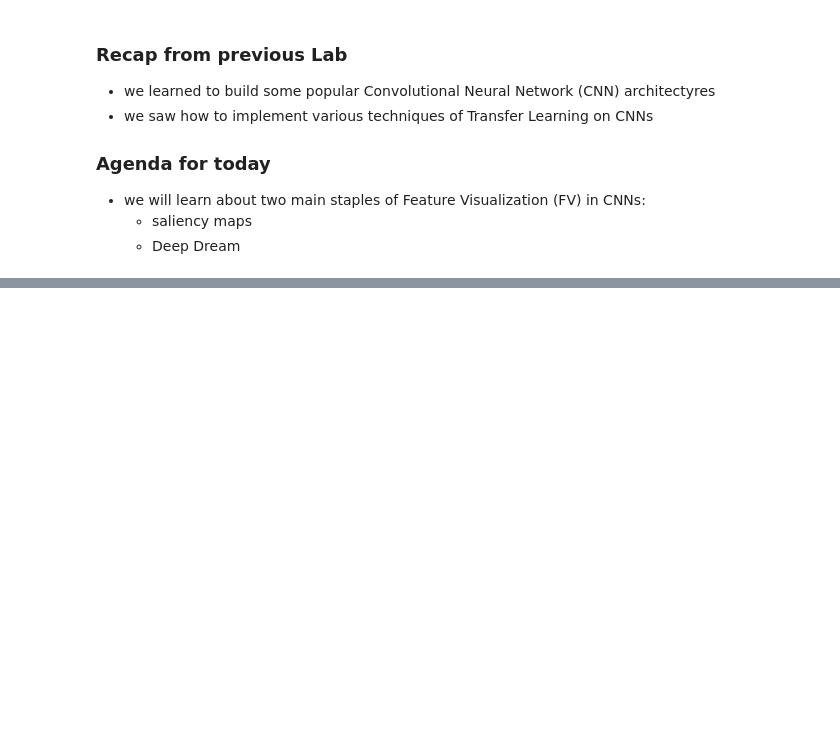
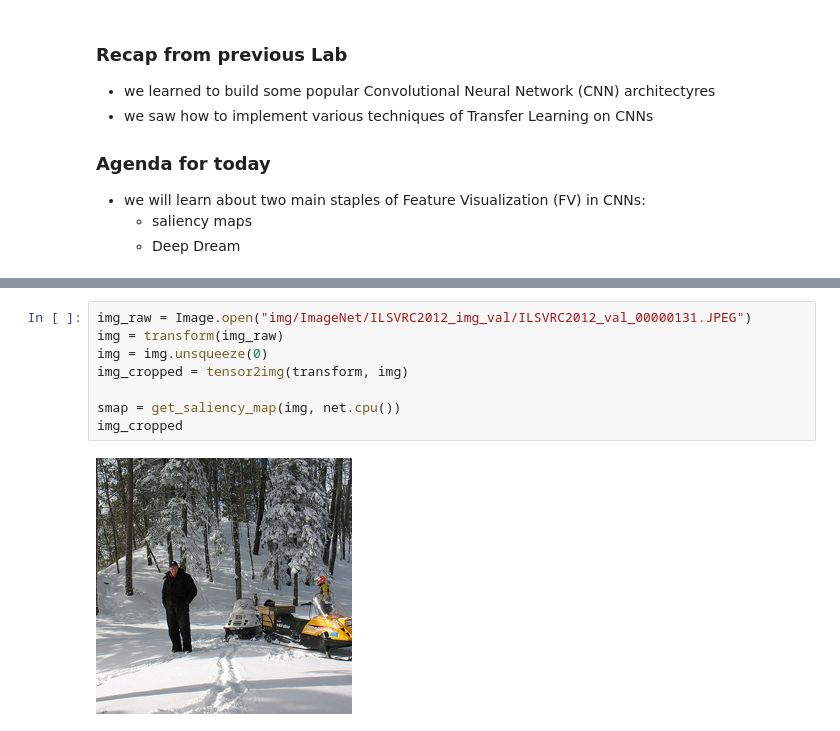
Before and after one commit to ansuini/DSSC_DL_2021, a Jupyter notebook: labs/08-feature-viz.ipynb, the cells around one changed output, grey strips where cells are left out. Drawn from its saved outputs; the diff is of its cells as text; blank space fills up the shorter version.

```diff
--- a/labs/08-feature-viz.ipynb
+++ b/labs/08-feature-viz.ipynb
@@ -53,0 +172,10 @@ $M_{ij}^{(+)} = \max\{M_{ij}, 0\};~~M_{ij}^{(-)} = - \min\{M_{ij}, 0\}$
+# %%
+img_raw = Image.open("img/ImageNet/ILSVRC2012_img_val/ILSVRC2012_val_00000131.JPEG")
+img = transform(img_raw)
+img = img.unsqueeze(0)
+img_cropped = tensor2img(transform, img)
+
+smap = get_saliency_map(img, net.cpu())
+img_cropped
+# %% [output]
+[figure, added]
```
Also changed, not shown: parts of 65 cells of this notebook, 4 other files.
